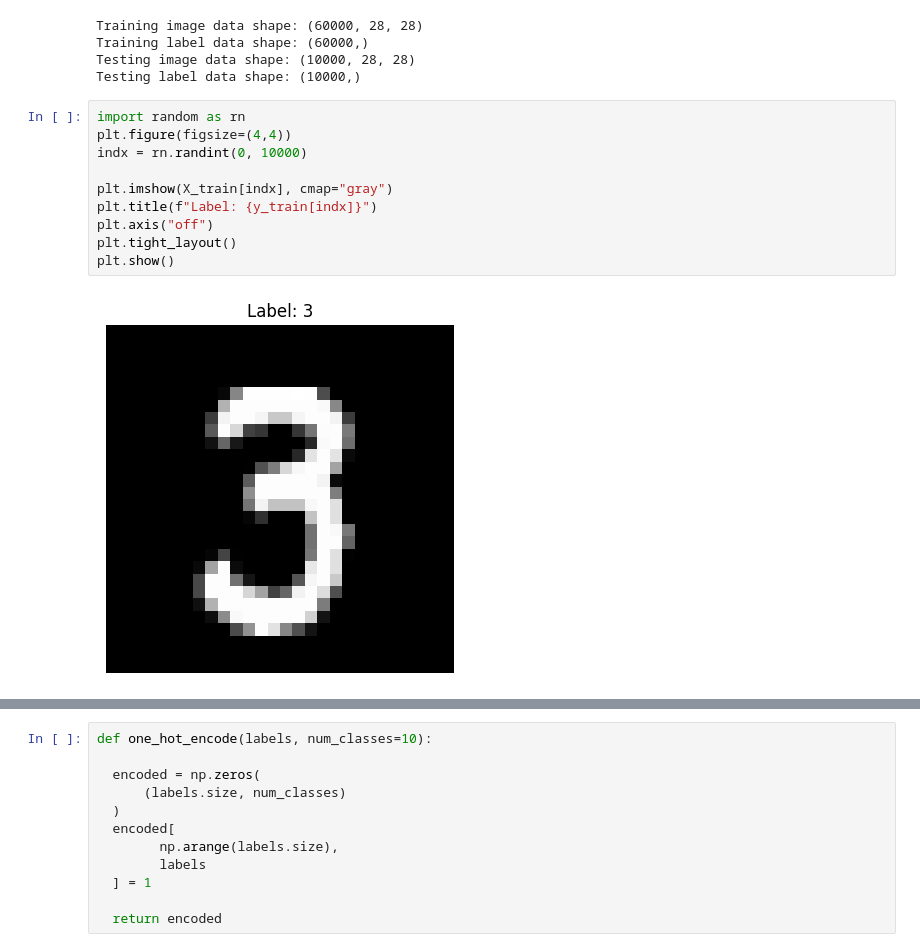
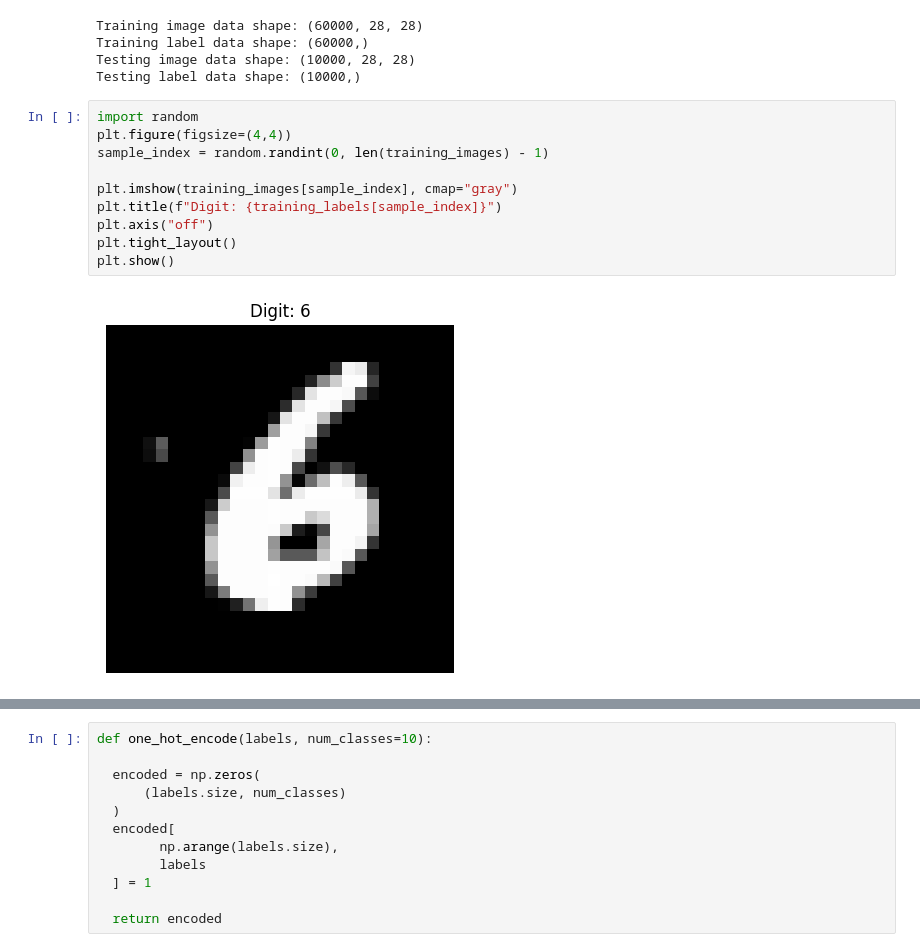
Before and after one commit to devanshRaana/PS-, a Jupyter notebook: PS2.ipynb, the cells around one changed output, grey strips where cells are left out. Cells and saved outputs as stored; diff of their text form.

```diff
--- a/PS2.ipynb
+++ b/PS2.ipynb
@@ -93,14 +93,14 @@ Training label data shape: (60000,)
 Testing image data shape: (10000, 28, 28)
 Testing label data shape: (10000,)
 # %%
-import random as rn
+import random
 plt.figure(figsize=(4,4))
-indx = rn.randint(0, 10000)
+sample_index = random.randint(0, len(training_images) - 1)
 
-plt.imshow(X_train[indx], cmap="gray")
-plt.title(f"Label: {y_train[indx]}")
+plt.imshow(training_images[sample_index], cmap="gray")
+plt.title(f"Digit: {training_labels[sample_index]}")
 plt.axis("off")
 plt.tight_layout()
 plt.show()
 # %% [output]
-[figure, old version]
+[figure, new version]
```
Also changed, not shown: parts of 20 cells of this notebook.
